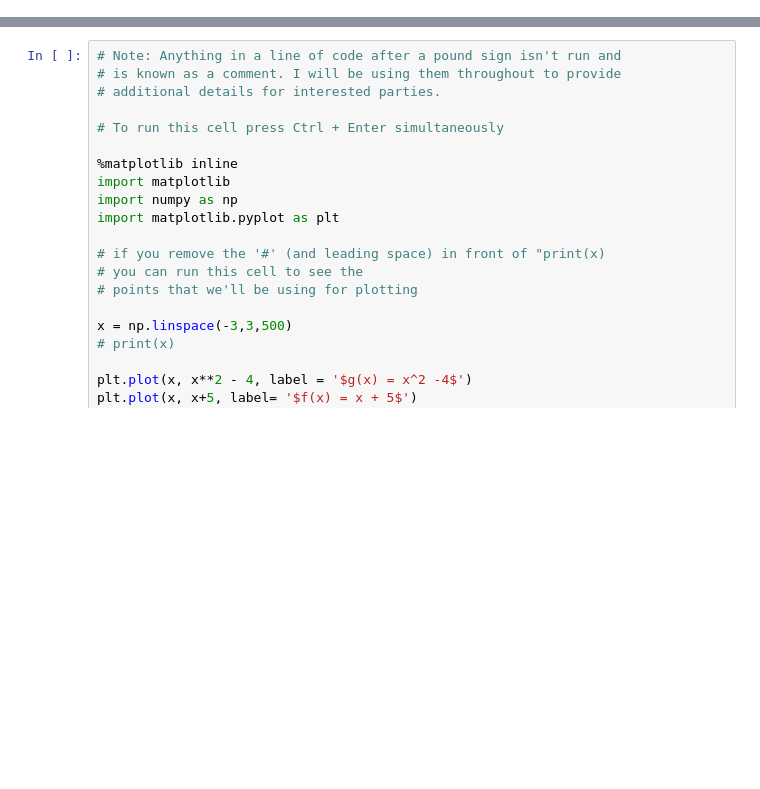
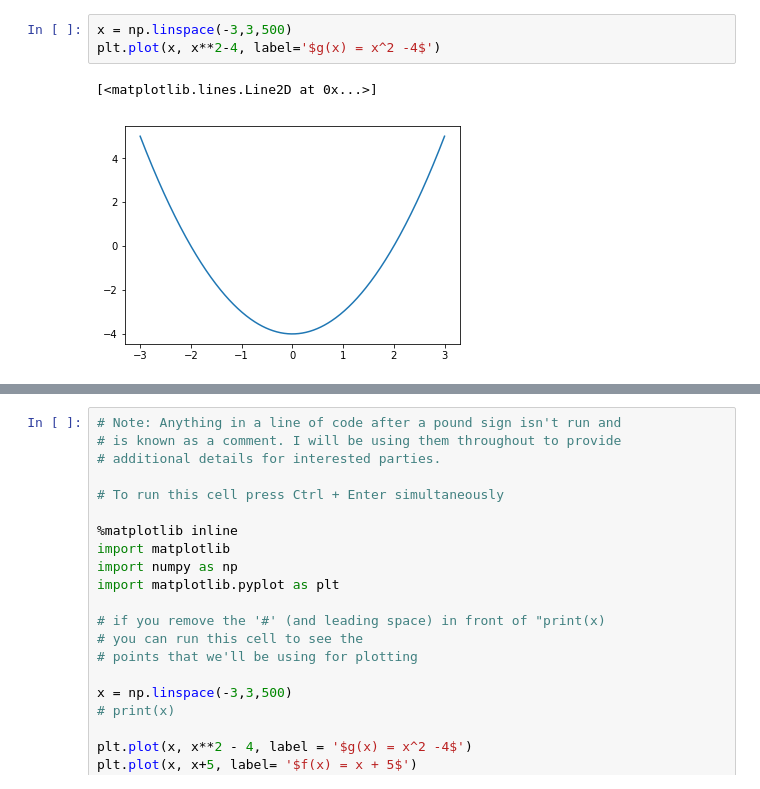
Before and after one commit to callysto/callysto-sample-notebooks, a Jupyter notebook: notebooks/Math/ComopositionsOfFunctions.ipynb, the cells around one changed output, grey strips where cells are left out. Saved outputs shown, nothing was run; the diff lists cells and outputs as text; blank space fills up the shorter version.

```diff
--- a/notebooks/Math/ComopositionsOfFunctions.ipynb
+++ b/notebooks/Math/ComopositionsOfFunctions.ipynb
@@ -109,0 +95,6 @@ where the `plt.` calls are still calling functions from `matplotlib.pyplot` howe
+# %%
+x = np.linspace(-3,3,500)
+plt.plot(x, x**2-4, label='$g(x) = x^2 -4$')
+# %% [output]
+[<matplotlib.lines.Line2D at 0x...>]
+[figure, added]
```
Also changed, not shown: parts of 29 cells of this notebook.
